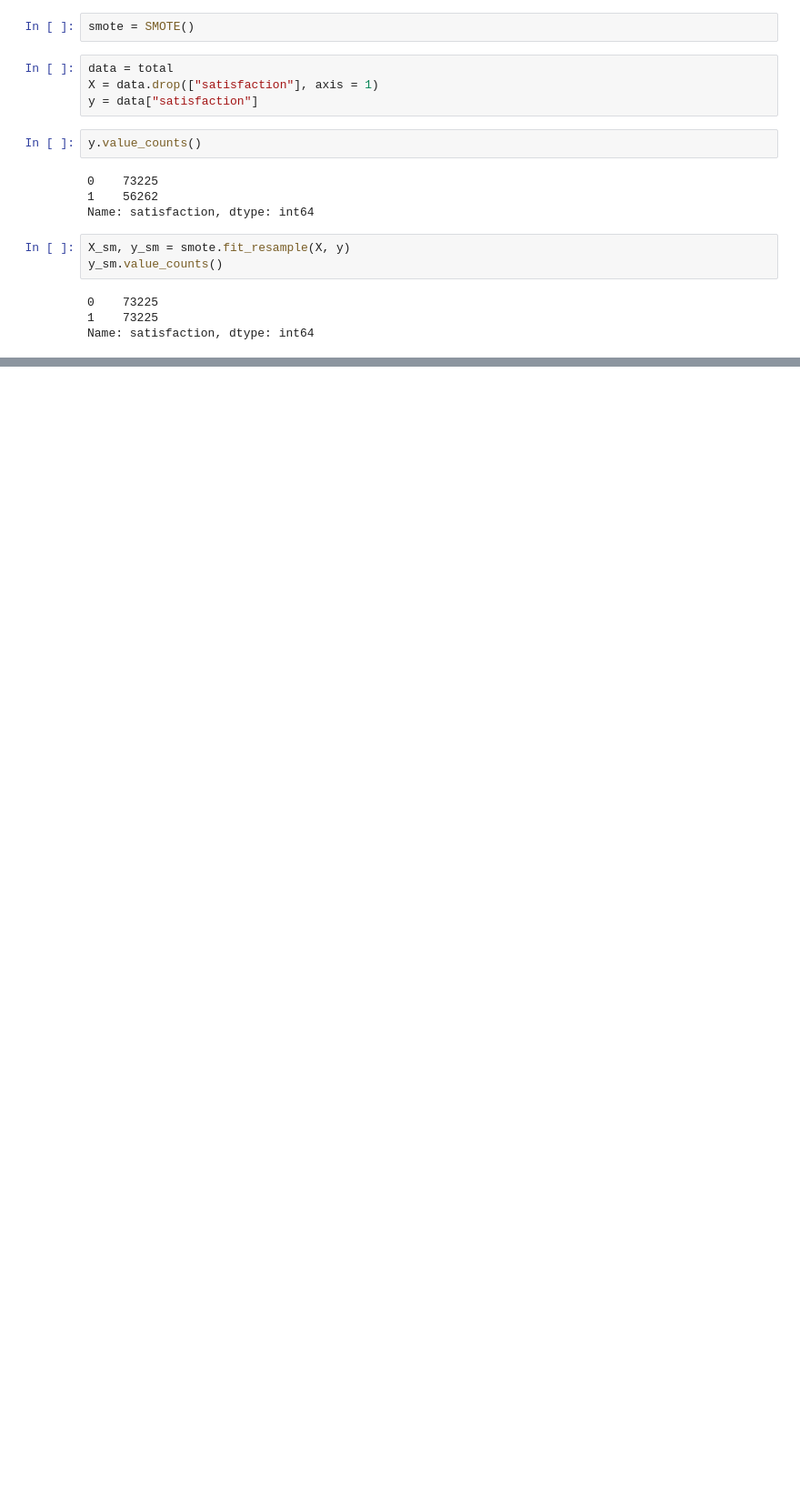
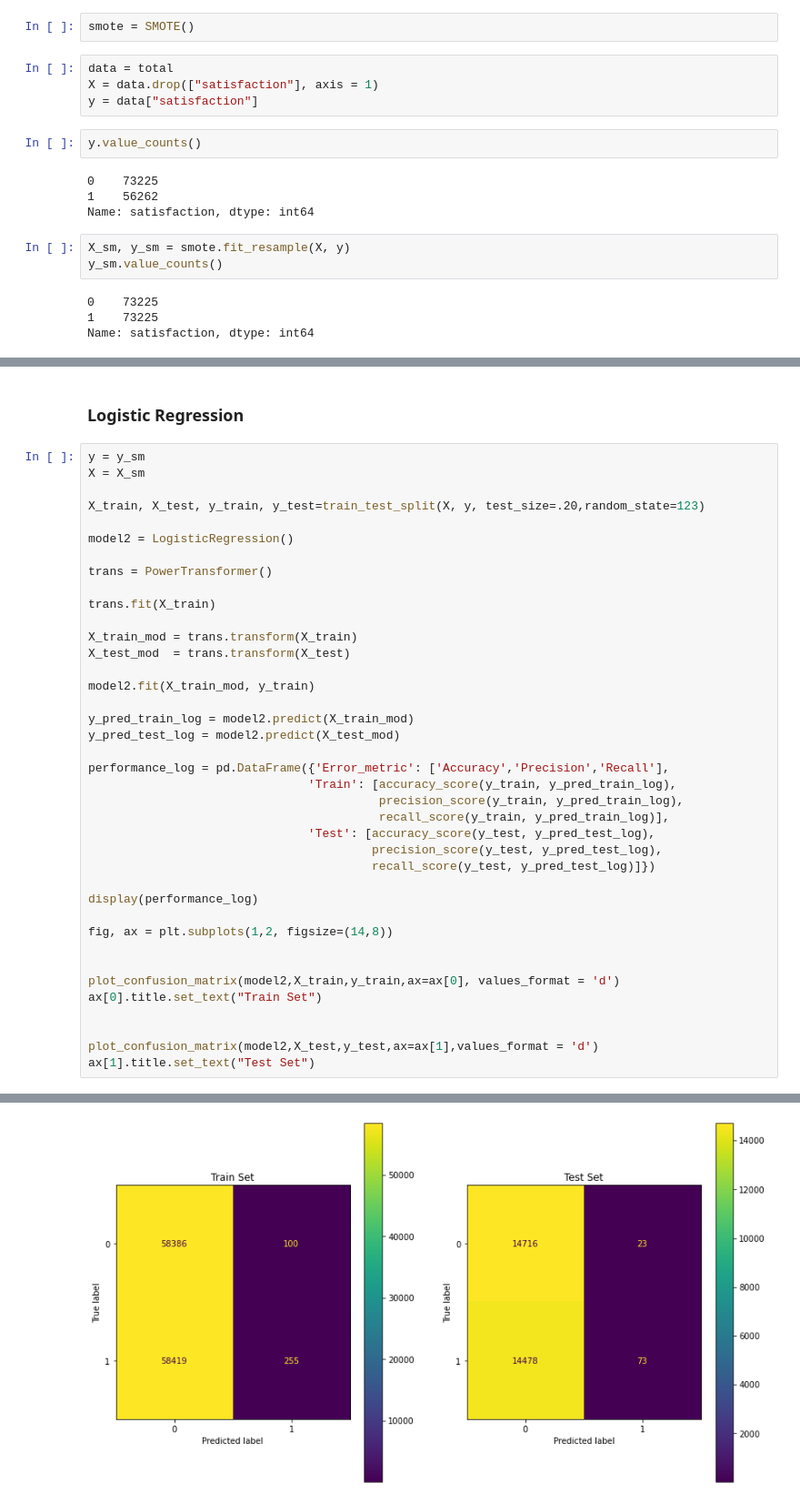
Before and after one commit to Iryna-Nesterenko/Airline-Passenger-Satisfaction-Machine_learning-, a Jupyter notebook: Airline-Passenger-Satisfaction-Machine_learning.ipynb, the cells around one changed output, grey strips where cells are left out. Shown at 91% size. Cells and saved outputs as stored; diff of their text form; blank space fills up the shorter version.

```diff
--- a/Airline-Passenger-Satisfaction-Machine_learning.ipynb
+++ b/Airline-Passenger-Satisfaction-Machine_learning.ipynb
@@ -593,0 +673,42 @@ Name: satisfaction, dtype: int64
+# %% [markdown]
+### Logistic Regression
+# %%
+y = y_sm
+X = X_sm
+
+X_train, X_test, y_train, y_test=train_test_split(X, y, test_size=.20,random_state=123)
+
+model2 = LogisticRegression()
+
+trans = PowerTransformer()
+
+trans.fit(X_train)
+
+X_train_mod = trans.transform(X_train)
+X_test_mod  = trans.transform(X_test)
+
+model2.fit(X_train_mod, y_train)
+
+y_pred_train_log = model2.predict(X_train_mod)
+y_pred_test_log = model2.predict(X_test_mod)
+
+performance_log = pd.DataFrame({'Error_metric': ['Accuracy','Precision','Recall'],
+                               'Train': [accuracy_score(y_train, y_pred_train_log),
+                                         precision_score(y_train, y_pred_train_log),
+                                         recall_score(y_train, y_pred_train_log)],
+                               'Test': [accuracy_score(y_test, y_pred_test_log),
+                                        precision_score(y_test, y_pred_test_log),
+                                        recall_score(y_test, y_pred_test_log)]})
+
+display(performance_log)
+
+fig, ax = plt.subplots(1,2, figsize=(14,8))
+
+
+plot_confusion_matrix(model2,X_train,y_train,ax=ax[0], values_format = 'd')
+ax[0].title.set_text("Train Set")
+
+
+plot_confusion_matrix(model2,X_test,y_test,ax=ax[1],values_format = 'd')
+ax[1].title.set_text("Test Set")
+# %% [output]
@@ -593,0 +719 @@ Name: satisfaction, dtype: int64
+[figure, added]
```
Also changed, not shown: parts of 9 cells of this notebook.
